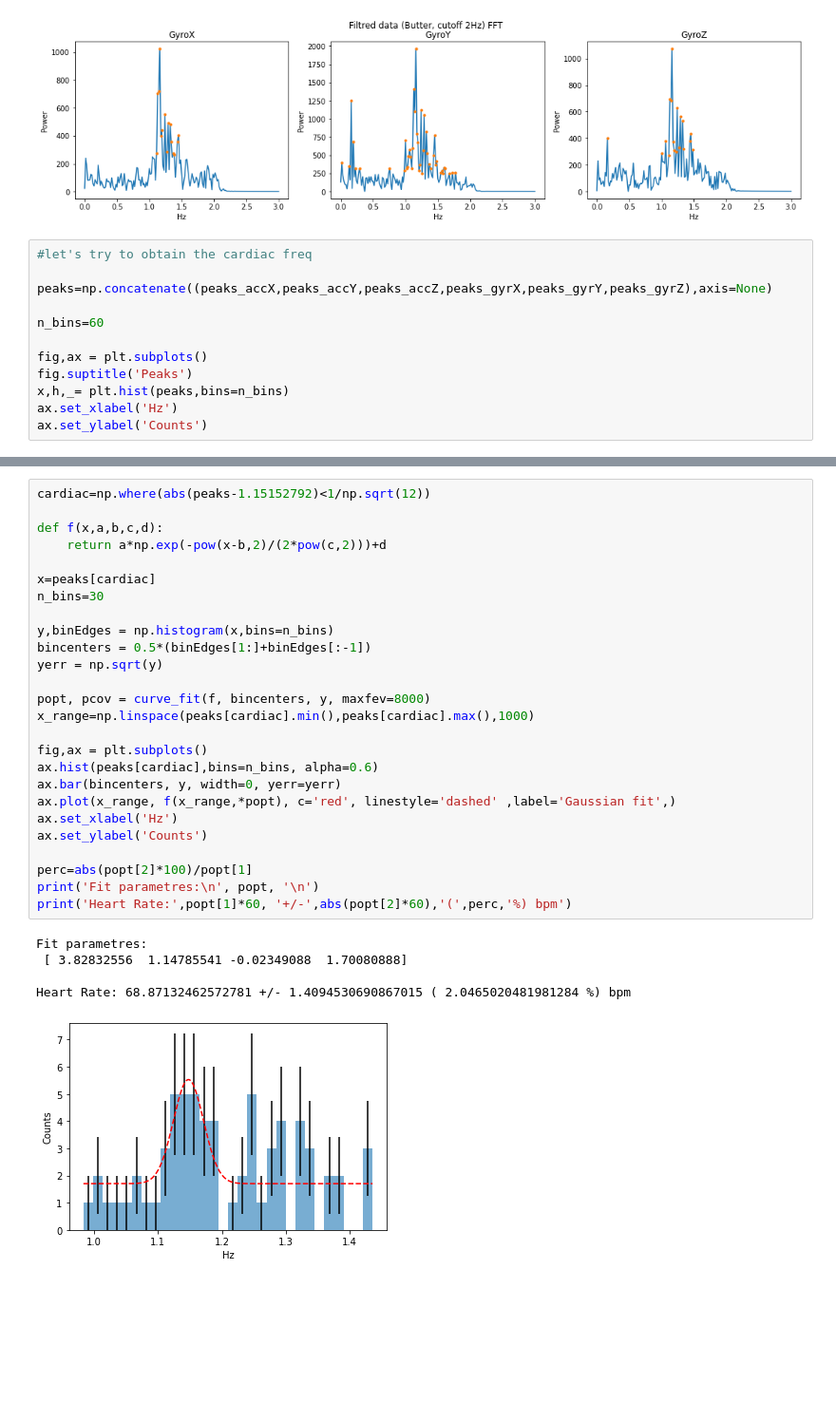
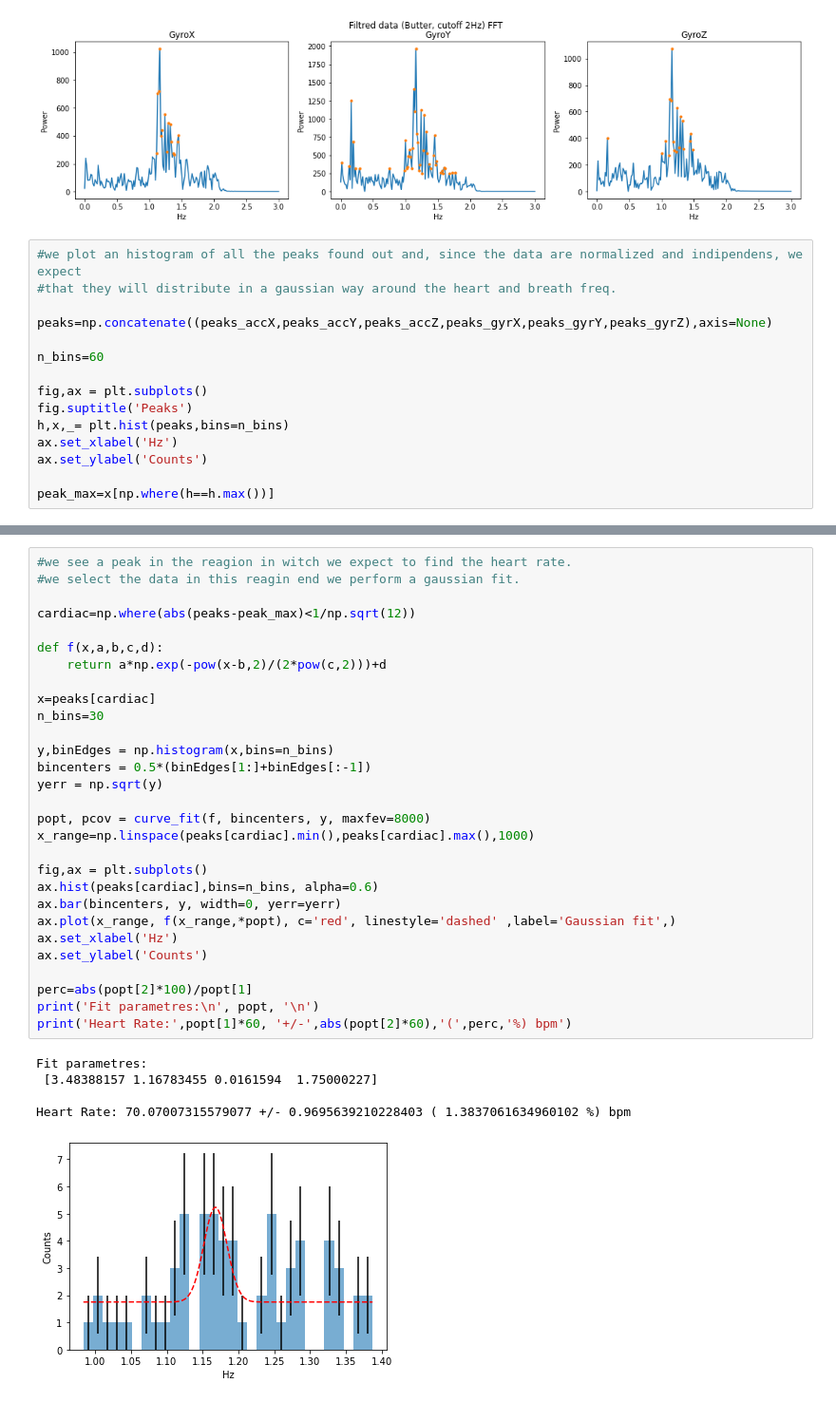
Before and after one commit to zanocrate/LCP_projects_Y4, a Jupyter notebook: Raffo_draft.ipynb, the cells around one changed output, grey strips where cells are left out. Shown at 95% size. Drawn from its saved outputs; the diff is of its cells as text; blank space fills up the shorter version.

Commit message:
freq cardiaca butter e limiti della procedura

```diff
--- a/Raffo_draft.ipynb
+++ b/Raffo_draft.ipynb
@@ -459,7 +462,8 @@ ax[2].set_ylabel('Power')
 Text(0, 0.5, 'Power')
 [figure]
 # %%
-#let's try to obtain the cardiac freq
+#we plot an histogram of all the peaks found out and, since the data are normalized and indipendens, we expect
+#that they will distribute in a gaussian way around the heart and breath freq.
 
 peaks=np.concatenate((peaks_accX,peaks_accY,peaks_accZ,peaks_gyrX,peaks_gyrY,peaks_gyrZ),axis=None)
 
@@ -467,7 +471,9 @@ n_bins=60
 
 fig,ax = plt.subplots()
 fig.suptitle('Peaks')
-x,h,_= plt.hist(peaks,bins=n_bins)
+h,x,_= plt.hist(peaks,bins=n_bins)
 ax.set_xlabel('Hz')
 ax.set_ylabel('Counts')
+
+peak_max=x[np.where(h==h.max())]
 # %% [output]
@@ -475,33 +480,36 @@ Text(0, 0.5, 'Counts')
 [figure]
 # %%
-cardiac=np.where(abs(peaks-1.15152792)<1/np.sqrt(12))
+#we see a peak in the reagion in witch we expect to find the heart rate.
+#we select the data in this reagin end we perform a gaussian fit.
+
+cardiac=np.where(abs(peaks-peak_max)<1/np.sqrt(12))
 
 def f(x,a,b,c,d):
     return a*np.exp(-pow(x-b,2)/(2*pow(c,2)))+d
 
 x=peaks[cardiac]
 n_bins=30
 
 y,binEdges = np.histogram(x,bins=n_bins)
 bincenters = 0.5*(binEdges[1:]+binEdges[:-1])
 yerr = np.sqrt(y)
 
 popt, pcov = curve_fit(f, bincenters, y, maxfev=8000)
 x_range=np.linspace(peaks[cardiac].min(),peaks[cardiac].max(),1000)
 
 fig,ax = plt.subplots()
 ax.hist(peaks[cardiac],bins=n_bins, alpha=0.6)
 ax.bar(bincenters, y, width=0, yerr=yerr)
 ax.plot(x_range, f(x_range,*popt), c='red', linestyle='dashed' ,label='Gaussian fit',)
 ax.set_xlabel('Hz')
 ax.set_ylabel('Counts')
 
 perc=abs(popt[2]*100)/popt[1]
 print('Fit parametres:\n', popt, '\n')
 print('Heart Rate:',popt[1]*60, '+/-',abs(popt[2]*60),'(',perc,'%) bpm')
 # %% [output]
 Fit parametres:
- [ 3.82832556  1.14785541 -0.02349088  1.70080888]
+ [3.48388157 1.16783455 0.0161594  1.75000227]
 
-Heart Rate: 68.87132462572781 +/- 1.4094530690867015 ( 2.0465020481981284 %) bpm
+Heart Rate: 70.07007315579077 +/- 0.9695639210228403 ( 1.3837061634960102 %) bpm
-[figure, old version]
+[figure, new version]
```
Also changed, not shown: parts of 4 cells of this notebook.
